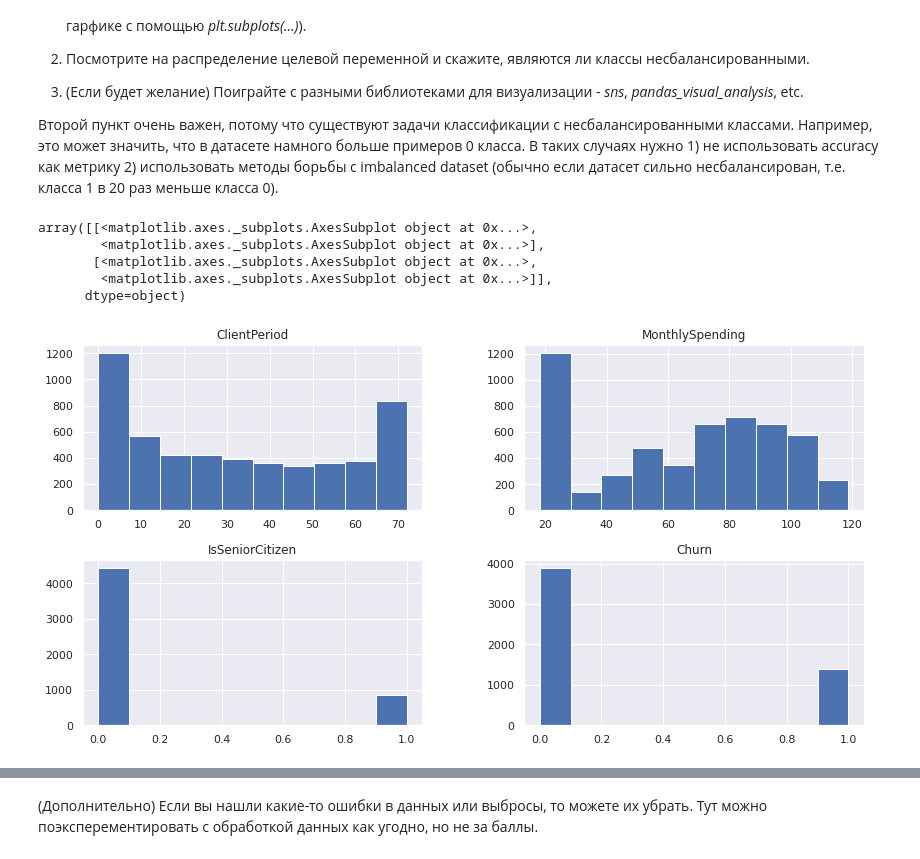
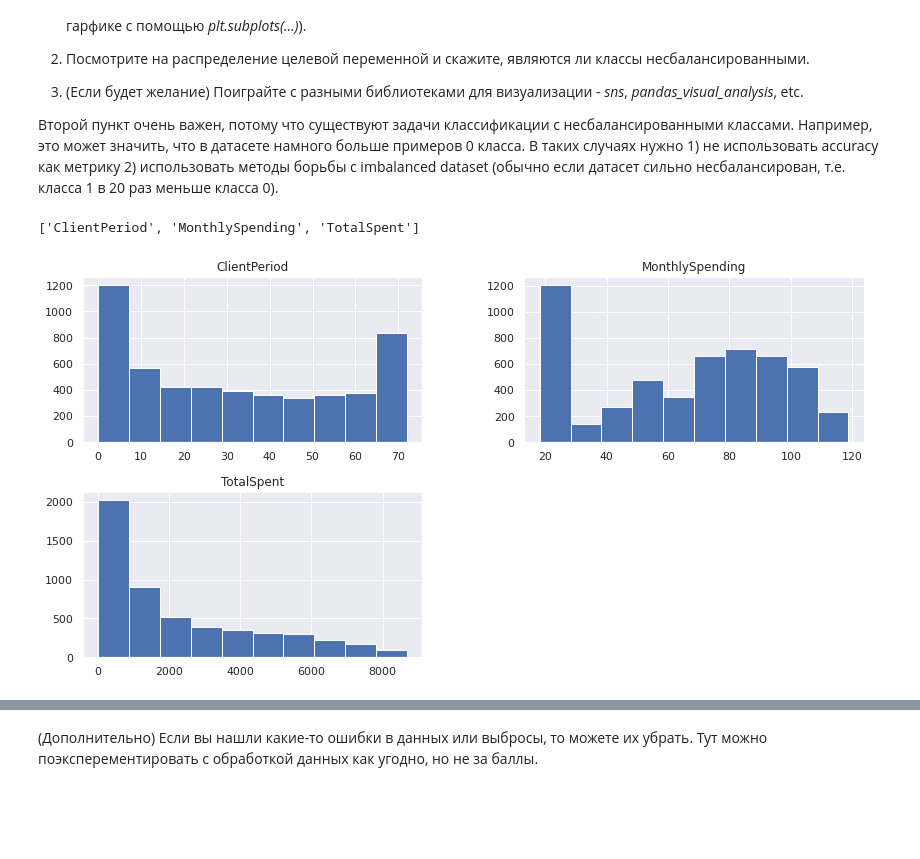
Before and after one commit to glaurungh/dls-course, a Jupyter notebook: baseline.ipynb, the cells around one changed output, grey strips where cells are left out. Cells and saved outputs as stored; diff of their text form; code cells hidden in the pictures; blank space fills up the shorter version.

```diff
--- a/baseline.ipynb
+++ b/baseline.ipynb
@@ -132,3 +132,6 @@ HasOnlineBackup             0
  19  Churn                     5282 non-null   int64
 dtypes: float64(1), int64(3), object(16)
 memory usage: 825.4+ KB
+# %%
+data['TotalSpent'] = pd.to_numeric(data['TotalSpent'], errors ='coerce')
+data['TotalSpent'].dtypes
@@ -134,0 +140,3 @@ memory usage: 825.4+ KB
+# %%
+total_spent_nan_indexes = data[data['TotalSpent'].isnull()].index
+data.iloc[total_spent_nan_indexes, data.columns.get_loc("TotalSpent")] = 0
@@ -144,11 +161,9 @@ memory usage: 825.4+ KB
 Второй пункт очень важен, потому что существуют задачи классификации с несбалансированными классами. Например, это может значить, что в датасете намного больше примеров 0 класса. В таких случаях нужно 1) не использовать accuracy как метрику 2) использовать методы борьбы с imbalanced dataset (обычно если датасет сильно несбалансирован, т.е. класса 1 в 20 раз меньше класса 0).
 # %%
 # YOUR CODE
-data.hist(figsize=(14, 7))
+print(num_cols)
+data.hist(column=num_cols, figsize=(14, 7))
+print()
 # %% [output]
-array([[<matplotlib.axes._subplots.AxesSubplot object at 0x...>,
-        <matplotlib.axes._subplots.AxesSubplot object at 0x...>],
-       [<matplotlib.axes._subplots.AxesSubplot object at 0x...>,
-        <matplotlib.axes._subplots.AxesSubplot object at 0x...>]],
-      dtype=object)
+['ClientPeriod', 'MonthlySpending', 'TotalSpent']
-[figure, old version]
+[figure, new version]
```
Also changed, not shown: parts of 7 cells of this notebook.
